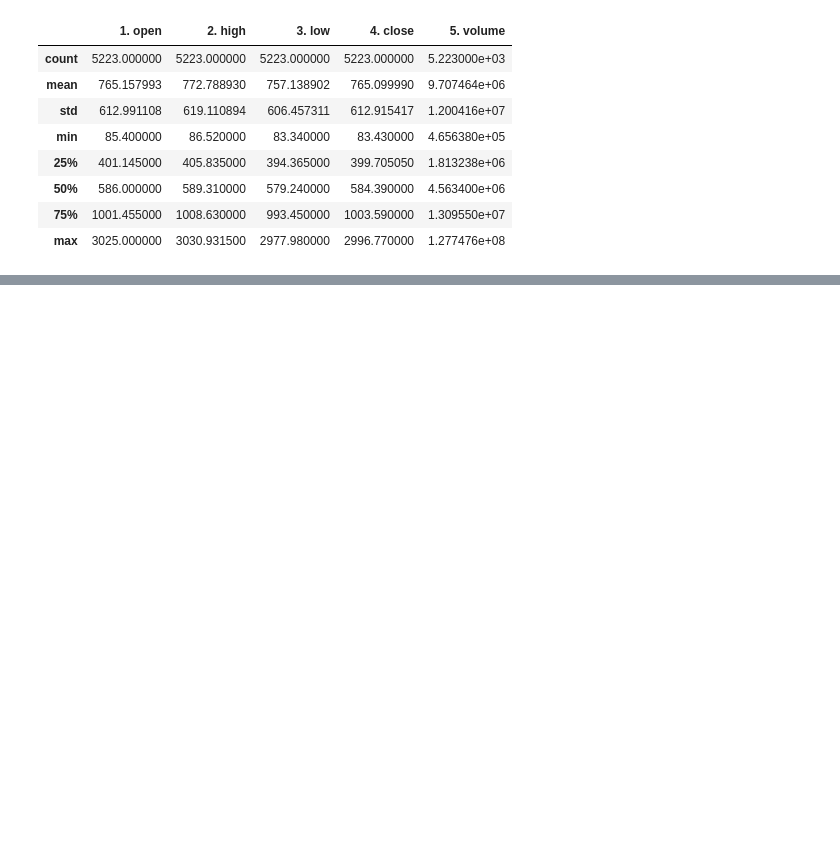
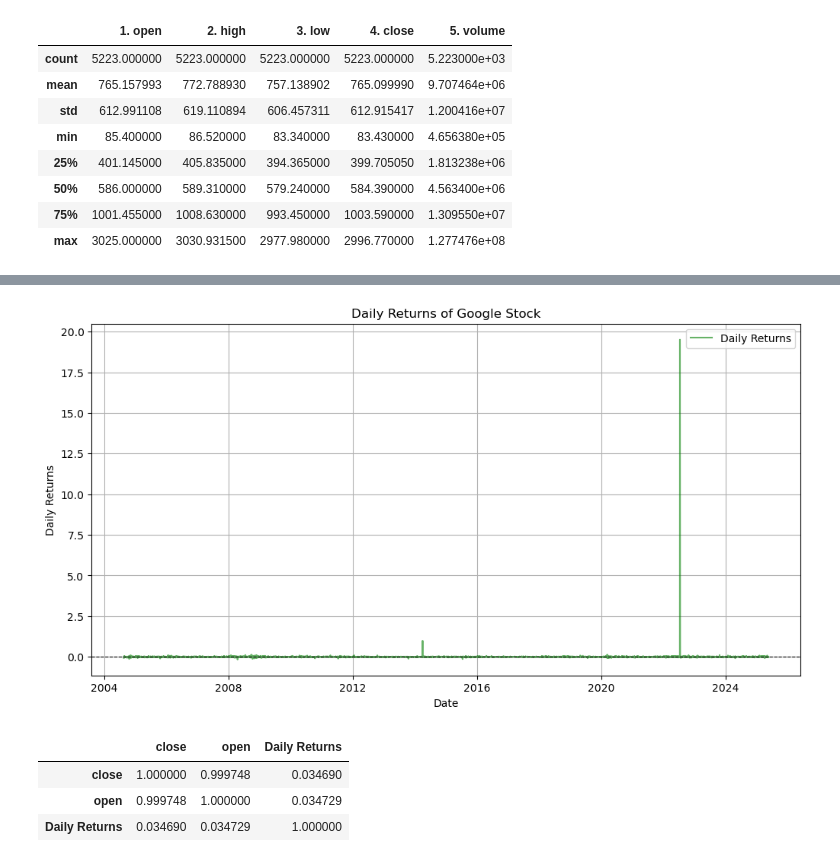
Before and after one commit to wellisonS/google-stock, a Jupyter notebook: EDA.ipynb, the cells around one changed output, grey strips where cells are left out. Cells and saved outputs as stored; diff of their text form; code cells hidden in the pictures; blank space fills up the shorter version.

```diff
--- a/EDA.ipynb
+++ b/EDA.ipynb
@@ -68,0 +86,21 @@ dtype: int64
+# %%
+google_data['Daily Returns'] = google_data['close'].pct_change()
+plt.figure(figsize=(12, 6))
+plt.plot(google_data['date'], google_data['Daily Returns'], label='Daily Returns', color='green', alpha=0.6)
+plt.axhline(0, color='black', linewidth=0.8, linestyle='--')
+plt.title('Daily Returns of Google Stock')
+plt.xlabel('Date')
+plt.ylabel('Daily Returns')
+plt.legend()
+plt.grid()
+plt.show()
+# %% [output]
+[figure, added]
+# %%
+correlation_matrix = google_data[['close', 'open','Daily Returns']].corr()
+correlation_matrix
+# %% [output]
+|  | close | open | Daily Returns |
+| close | 1.000000 | 0.999748 | 0.034690 |
+| open | 0.999748 | 1.000000 | 0.034729 |
+| Daily Returns | 0.034690 | 0.034729 | 1.000000 |
```
Also changed, not shown: parts of 13 cells of this notebook.
